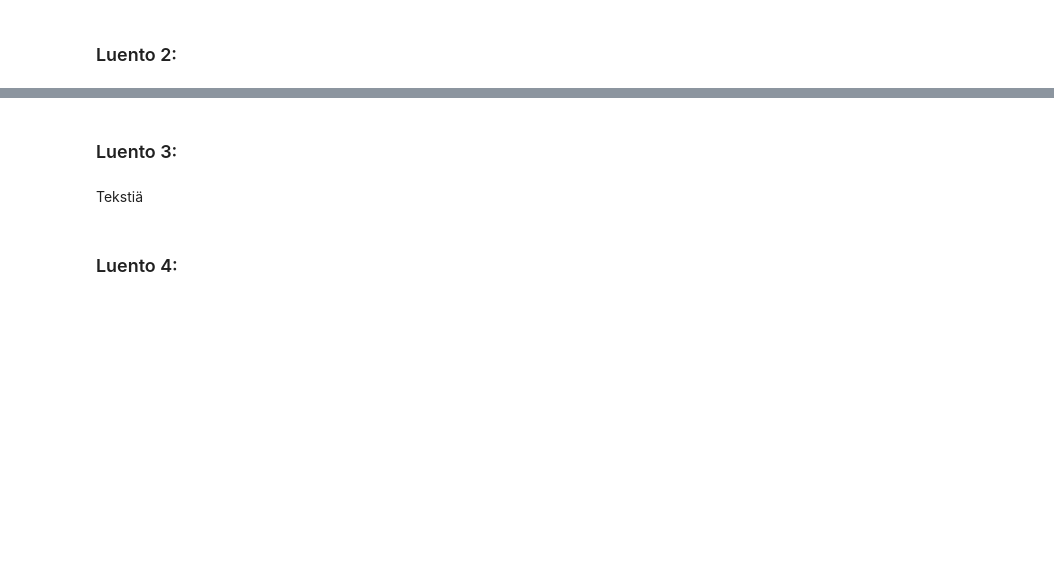
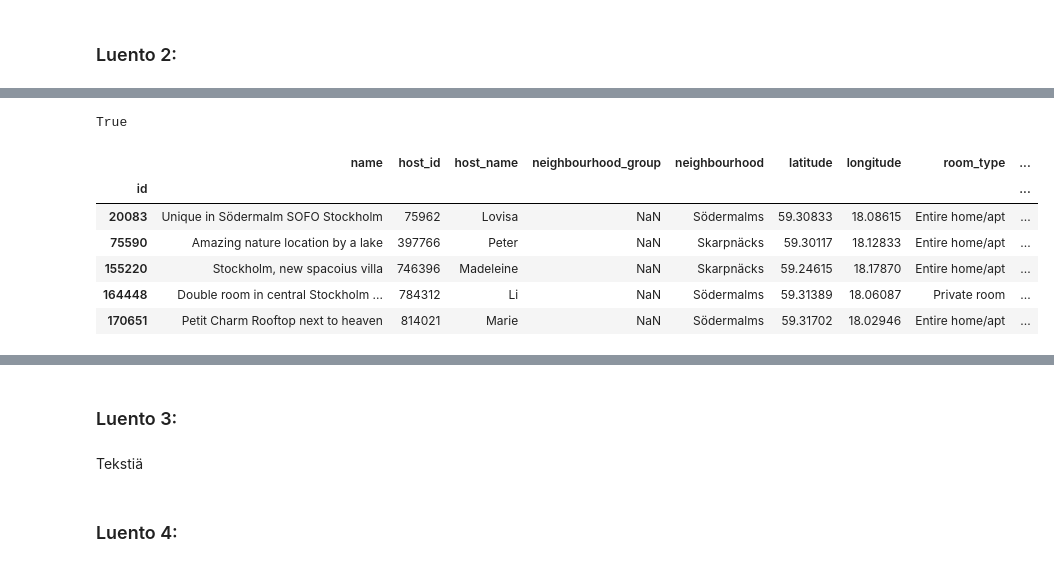
Before and after one commit to noorasaros/JODA2021_oppimispk, a Jupyter notebook: oppimispk.ipynb, the cells around one changed output, grey strips where cells are left out. Cells and saved outputs as stored; diff of their text form; code cells hidden in the pictures; blank space fills up the shorter version.

Commit message:
Toisen luennon tekstit ja koodia.

```diff
--- a/oppimispk.ipynb
+++ b/oppimispk.ipynb
@@ -43,2 +66,19 @@ Tekstiä
 # %%
-# jotain
+# Jatketaan esimerkiksi valitun datan käsittelyä luennon 2 esimerkein.
+
+# Tarkistetaan, että id on uniikki
+df['id'].is_unique
+# %% [output]
+True
+# %%
+# Vaihdetaan id indeksiksi.
+df.set_index('id', inplace=True)
+df.head()
+# %% [output]
+|  | name | host_id | host_name | neighbourhood_group | neighbourhood | latitude | longitude | room_type | ... |
+| id |  |  |  |  |  |  |  |  | ... |
+| 20083 | Unique in Södermalm SOFO Stockholm | 75962 | Lovisa | NaN | Södermalms | 59.30833 | 18.08615 | Entire home/apt | ... |
+| 75590 | Amazing nature location by a lake | 397766 | Peter | NaN | Skarpnäcks | 59.30117 | 18.12833 | Entire home/apt | ... |
+| 155220 | Stockholm, new spacoius villa | 746396 | Madeleine | NaN | Skarpnäcks | 59.24615 | 18.17870 | Entire home/apt | ... |
+| 164448 | Double room in central Stockholm ... | 784312 | Li | NaN | Södermalms | 59.31389 | 18.06087 | Private room | ... |
+| 170651 | Petit Charm Rooftop next to heaven | 814021 | Marie | NaN | Södermalms | 59.31702 | 18.02946 | Entire home/apt | ... |
```
Also changed, not shown: parts of 11 cells of this notebook, 2 other files.
